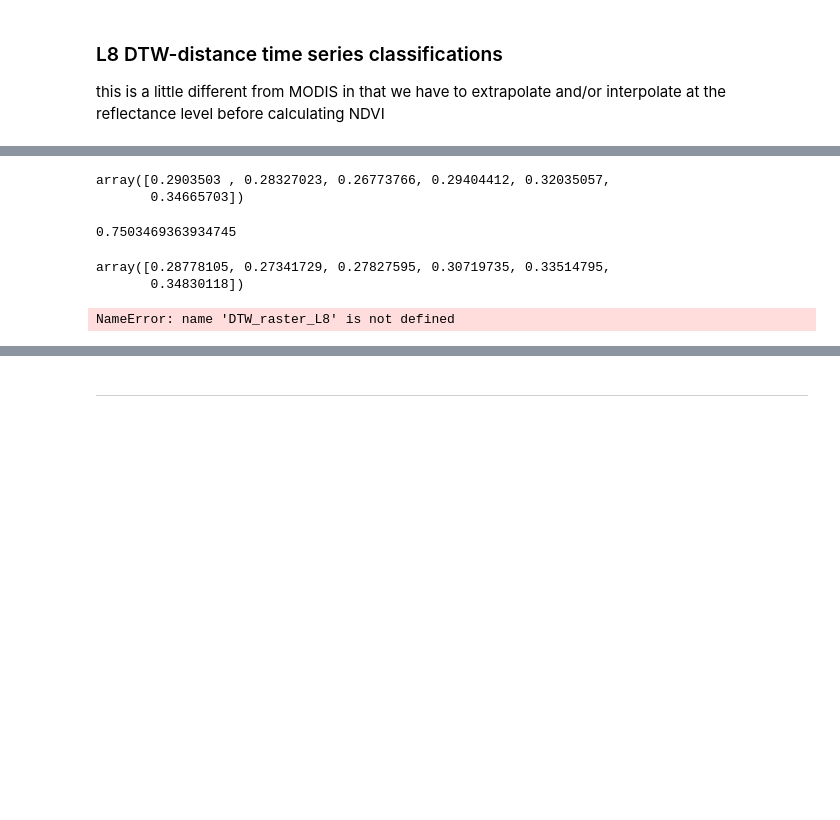
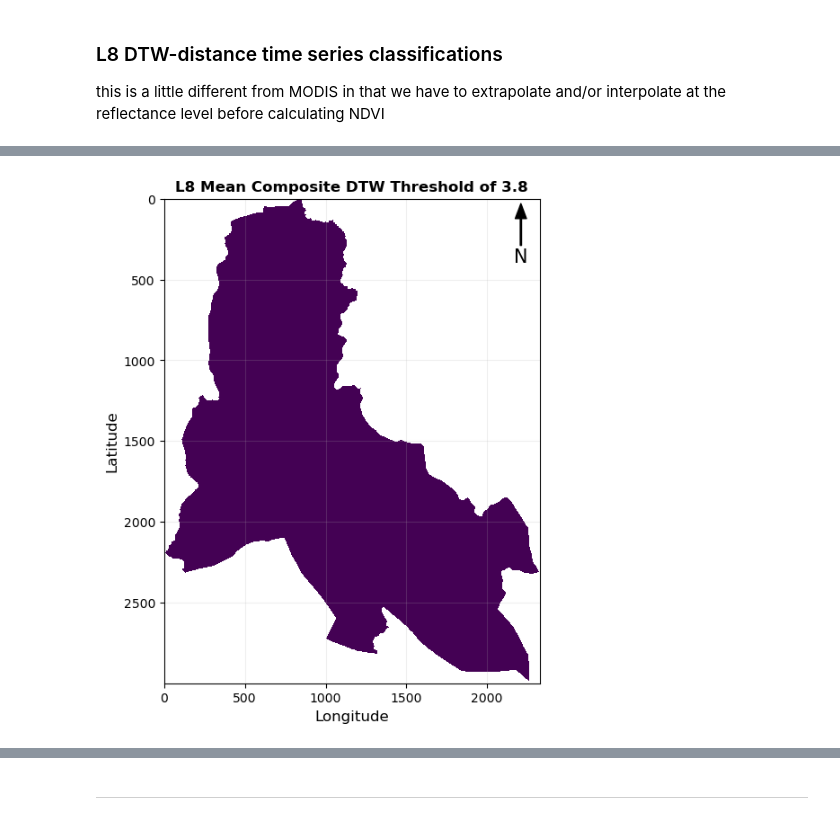
Before and after one commit to varosak/RemoteSensingProject, a Jupyter notebook: Pixel processing.ipynb, the cells around one changed output, grey strips where cells are left out. Drawn from its saved outputs; the diff is of its cells as text; code cells hidden in the pictures; blank space fills up the shorter version.

```diff
--- a/Pixel processing.ipynb
+++ b/Pixel processing.ipynb
@@ -716,18 +755,44 @@ filter_test_val = signal.savgol_filter(int_test_val, window_length=4, polyorder=
-# %%
-int_test_val
-# %% [output]
-array([0.2903503 , 0.28327023, 0.26773766, 0.29404412, 0.32035057,
-       0.34665703])
-# %%
-dtw.distance(filter_test_val, L8_ref)
-# %% [output]
-0.7503469363934745
-# %%
-filter_test_val
-# %% [output]
-array([0.28778105, 0.27341729, 0.27827595, 0.30719735, 0.33514795,
-       0.34830118])
-# %%
-DTW_raster_L8[1801, 500]
-# %% [output]
-NameError: name 'DTW_raster_L8' is not defined
+# %%
+### get reference timeseries
+
+# duplicate "one time" combined_mask stack to match the "time" of the stacked_NDVI_MODIS
+stacked_combined_mask = np.tile(combined_mask, (stacked_NDVI_L8.shape[0], 1, 1))
+
+# select only reference pixel
+stacked_reference_L8_timeseries = stacked_combined_mask * stacked_NDVI_L8
+
+# get reference NDVI timeseries
+reference_L8_NDVI_timeseries = np.nanmean(stacked_reference_L8_timeseries, axis=(1,2))
+# %%
+# perform DTW distance and obtain raster of DTW value
+DTW_raster_L8 = DTW_raster(stacked_NDVI_L8, reference_L8_NDVI_timeseries)
+
+# threshold the DTW raster with of less than or equal to 3.8
+thresholded_DTW_raster_L8 = DTW_raster_L8.copy()
+thresholded_DTW_raster_L8 = (thresholded_DTW_raster_L8 <= 3.8).astype(np.float64)
+thresholded_DTW_raster_L8[thresholded_DTW_raster_L8 == 0] = np.nan
+
+# plot the result of DTW
+fig, ax = plt.subplots(figsize = (7,7))
+show(thresholded_DTW_raster_L8, ax = ax,
+     title = 'L8 Mean Composite DTW Threshold of 3.8')
+
+# aesthetics
+ax.set_xlabel('Longitude', fontsize = 12)
+ax.set_ylabel('Latitude', fontsize = 12)
+
+# add arrow
+x, y, arrow_length = 0.95, 0.99, 0.11
+ax.annotate('N', xy=(x, y), xytext=(x, y-arrow_length),
+            arrowprops=dict(facecolor='black', width=1, headwidth=9),
+            ha='center', va='center', fontsize=15,
+            xycoords=ax.transAxes)
+
+# add grid line
+ax.grid(alpha = 0.2)
+
+
+# add Svay Rieng Boundary
+#study_boundary.plot(ax = ax, edgecolor = 'k', facecolor = 'none')
+# %% [output]
+[figure, added]
```
Also changed, not shown: parts of 14 cells of this notebook.
